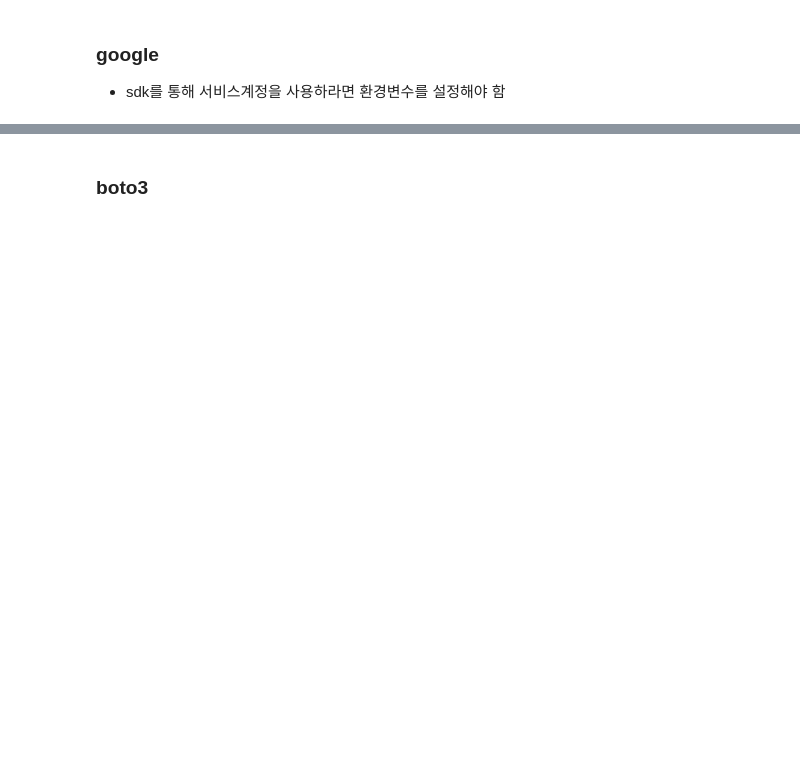
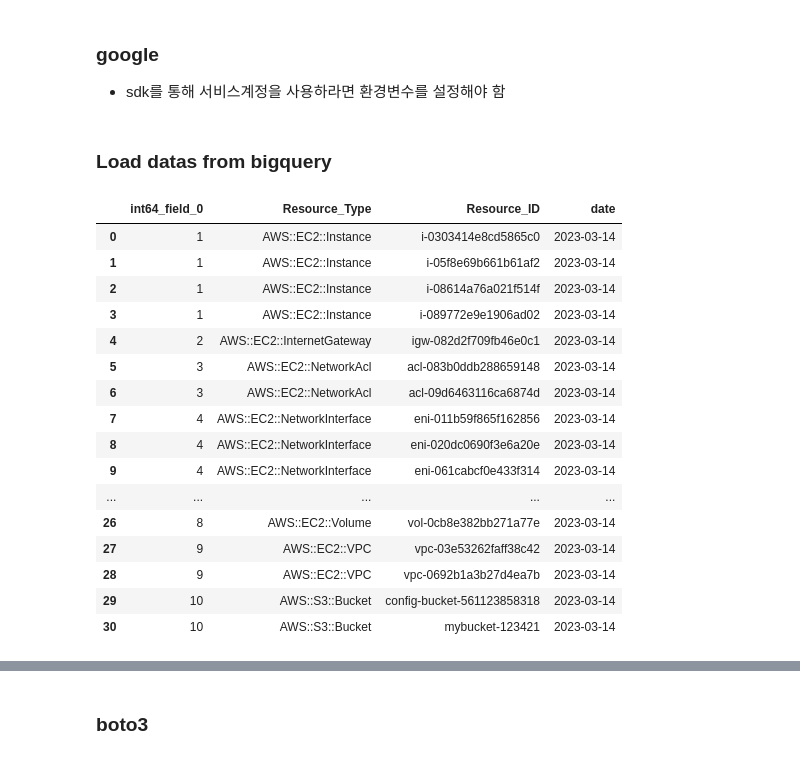
Before and after one commit to kch8906/DKMS_Fine_Resource, a Jupyter notebook: testcode.ipynb, the cells around one changed output, grey strips where cells are left out. Drawn from its saved outputs; the diff is of its cells as text; code cells hidden in the pictures; blank space fills up the shorter version.

```diff
--- a/testcode.ipynb
+++ b/testcode.ipynb
@@ -103,3 +110,10 @@ file_path = "/home/crysis/procjets/DKMS_Fine_Resource/20230310_resource_list.csv
 # %%
 blob = bucket.blob(blob_name)
 blob.upload_from_filename(file_path)
+# %% [markdown]
+### Load datas from bigquery
+# %%
+query ='''
+SELECT *
+FROM `pj-k8s.dkms.dkms-get-resource`
+'''
@@ -105,0 +126,2 @@ blob.upload_from_filename(file_path)
+# %%
+df_resource_total = pd.read_gbq(query = query, dialect = 'standard', project_id = "pj-k8s")
@@ -105,0 +130,20 @@ blob.upload_from_filename(file_path)
+# %%
+df_resource_total
+# %% [output]
+|  | int64_field_0 | Resource_Type | Resource_ID | date |
+| 0 | 1 | AWS::EC2::Instance | i-0303414e8cd5865c0 | 2023-03-14 |
+| 1 | 1 | AWS::EC2::Instance | i-05f8e69b661b61af2 | 2023-03-14 |
+| 2 | 1 | AWS::EC2::Instance | i-08614a76a021f514f | 2023-03-14 |
+| 3 | 1 | AWS::EC2::Instance | i-089772e9e1906ad02 | 2023-03-14 |
+| 4 | 2 | AWS::EC2::InternetGateway | igw-082d2f709fb46e0c1 | 2023-03-14 |
+| 5 | 3 | AWS::EC2::NetworkAcl | acl-083b0ddb288659148 | 2023-03-14 |
+| 6 | 3 | AWS::EC2::NetworkAcl | acl-09d6463116ca6874d | 2023-03-14 |
+| 7 | 4 | AWS::EC2::NetworkInterface | eni-011b59f865f162856 | 2023-03-14 |
+| 8 | 4 | AWS::EC2::NetworkInterface | eni-020dc0690f3e6a20e | 2023-03-14 |
+| 9 | 4 | AWS::EC2::NetworkInterface | eni-061cabcf0e433f314 | 2023-03-14 |
+| ... | ... | ... | ... | ... |
+| 26 | 8 | AWS::EC2::Volume | vol-0cb8e382bb271a77e | 2023-03-14 |
+| 27 | 9 | AWS::EC2::VPC | vpc-03e53262faff38c42 | 2023-03-14 |
+| 28 | 9 | AWS::EC2::VPC | vpc-0692b1a3b27d4ea7b | 2023-03-14 |
+| 29 | 10 | AWS::S3::Bucket | config-bucket-561123858318 | 2023-03-14 |
+| 30 | 10 | AWS::S3::Bucket | mybucket-123421 | 2023-03-14 |
```
Also changed, not shown: parts of 7 cells of this notebook, 9 other files.
